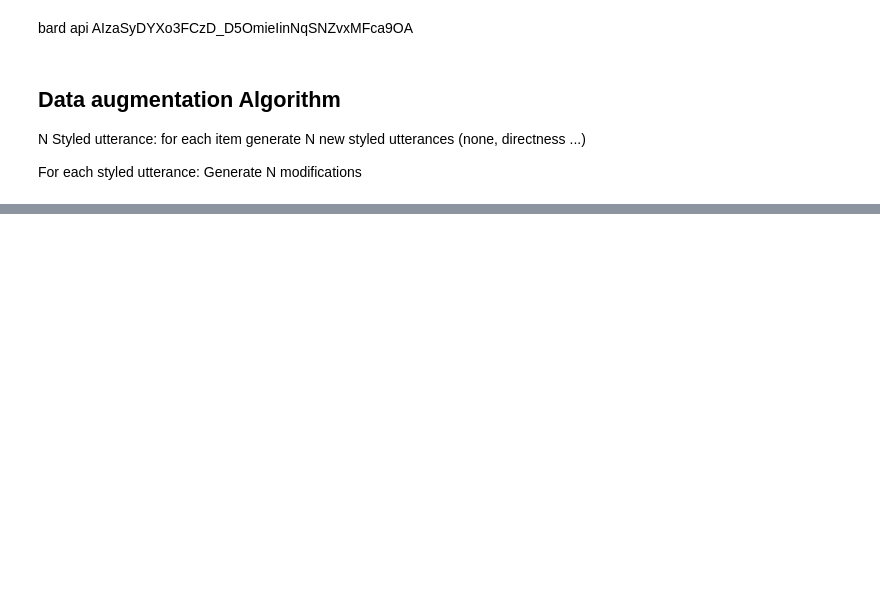
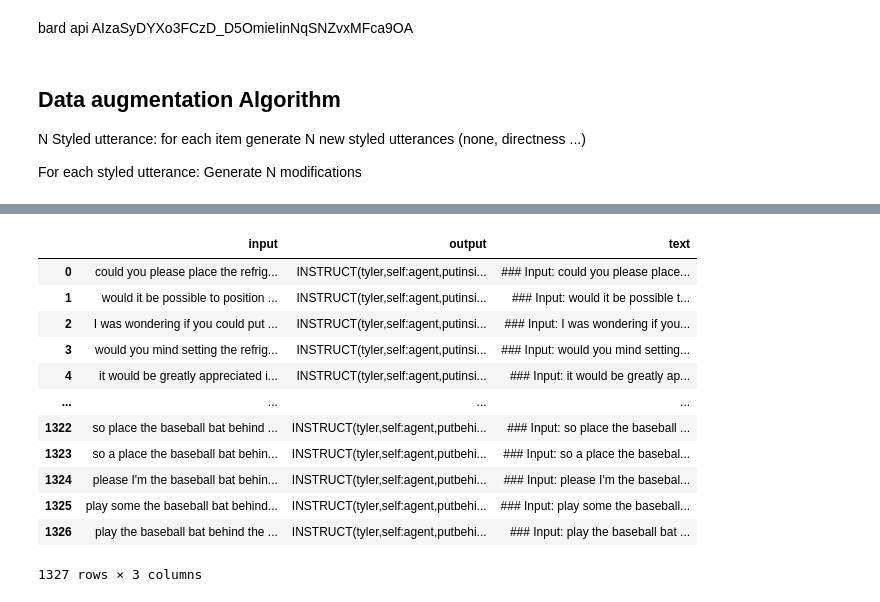
Before and after one commit to vasanthsarathy/gsp, a Jupyter notebook: notebooks/augment_dataset.ipynb, the cells around one changed output, grey strips where cells are left out. Cells and saved outputs as stored; diff of their text form; code cells hidden in the pictures; blank space fills up the shorter version.

Commit message:
Adding various programs and scripts to do data augmentation and preparation

```diff
--- a/notebooks/augment_dataset.ipynb
+++ b/notebooks/augment_dataset.ipynb
@@ -783,0 +919,18 @@ TypeError: list indices must be integers or slices, not str
+# %%
+df = pd.read_csv("../data/output/data_train.csv")
+# %%
+df
+# %% [output]
+|  | input | output | text |
+| 0 | could you please place the refrig... | INSTRUCT(tyler,self:agent,putinsi... | ### Input: could you please place... |
+| 1 | would it be possible to position ... | INSTRUCT(tyler,self:agent,putinsi... | ### Input: would it be possible t... |
+| 2 | I was wondering if you could put ... | INSTRUCT(tyler,self:agent,putinsi... | ### Input: I was wondering if you... |
+| 3 | would you mind setting the refrig... | INSTRUCT(tyler,self:agent,putinsi... | ### Input: would you mind setting... |
+| 4 | it would be greatly appreciated i... | INSTRUCT(tyler,self:agent,putinsi... | ### Input: it would be greatly ap... |
+| ... | ... | ... | ... |
+| 1322 | so place the baseball bat behind ... | INSTRUCT(tyler,self:agent,putbehi... | ### Input: so place the baseball ... |
+| 1323 | so a place the baseball bat behin... | INSTRUCT(tyler,self:agent,putbehi... | ### Input: so a place the basebal... |
+| 1324 | please I'm the baseball bat behin... | INSTRUCT(tyler,self:agent,putbehi... | ### Input: please I'm the basebal... |
+| 1325 | play some the baseball bat behind... | INSTRUCT(tyler,self:agent,putbehi... | ### Input: play some the baseball... |
+| 1326 | play the baseball bat behind the ... | INSTRUCT(tyler,self:agent,putbehi... | ### Input: play the baseball bat ... |
+1327 rows × 3 columns
```
Also changed, not shown: parts of 20 cells of this notebook, 36 other files.
